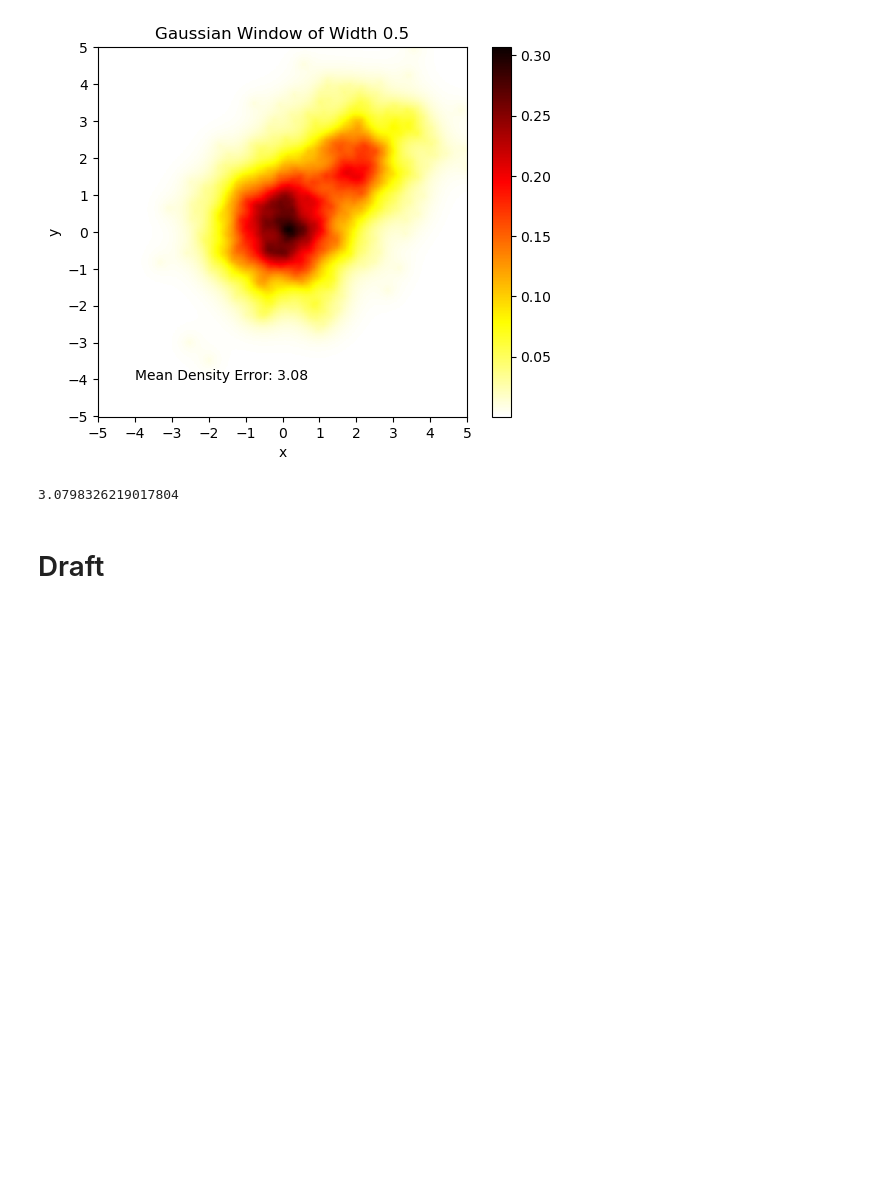
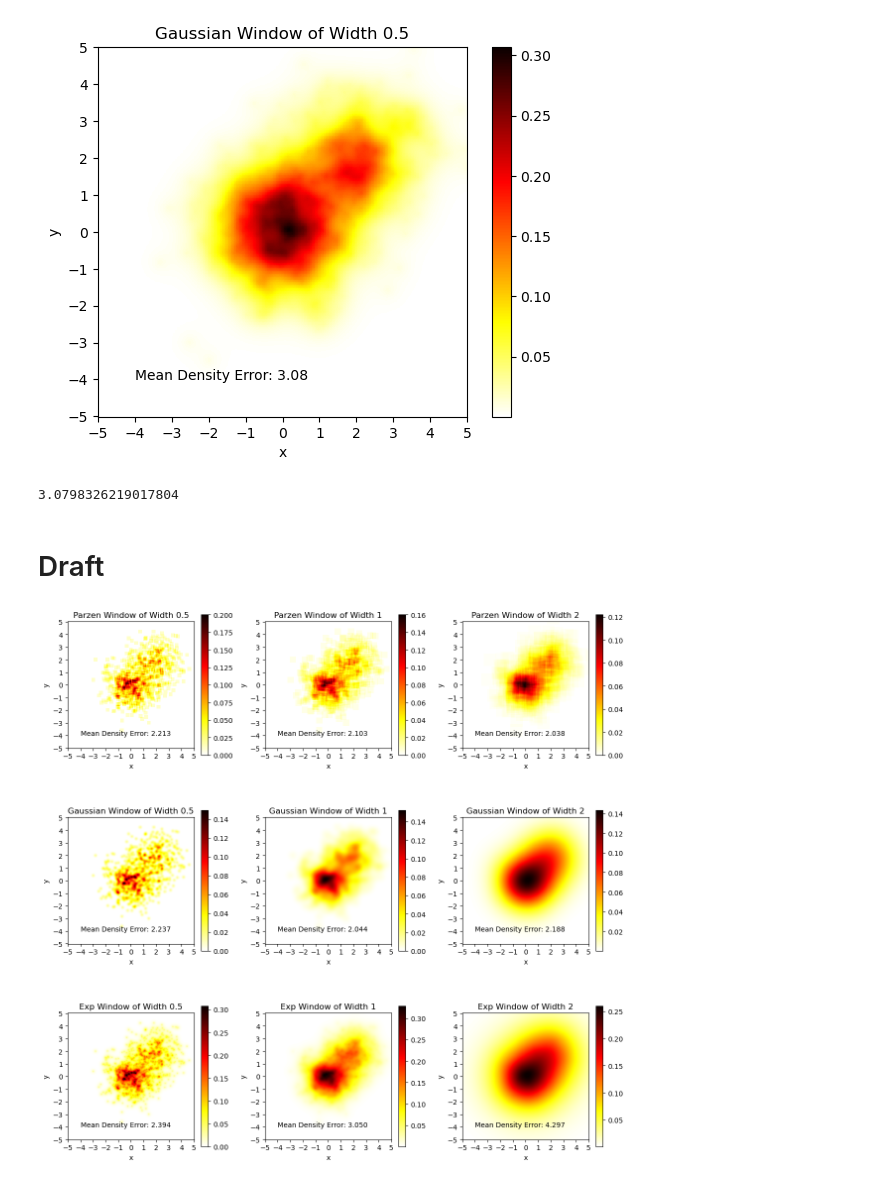
Before and after one commit to qingru-hu/Pattern-Recognition-and-Machine-Learning, a Jupyter notebook: hw5/code/cal.ipynb, the cells around one changed output. Cells and saved outputs as stored; diff of their text form; code cells hidden in the pictures; blank space fills up the shorter version.

```diff
--- a/hw5/code/cal.ipynb
+++ b/hw5/code/cal.ipynb
@@ -205,36 +213,38 @@ np.sum(abs(ps-f))*step**2
 # %% [markdown]
 # Draft
 # %%
-# kernels = ['Parzen', 'Gaussian', 'Exp']
-# win_widths = [0.5, 1, 2]
-# fig = plt.figure(figsize=(12, 12))
-# for i,k in enumerate(kernels):
-#     for j,width in enumerate(win_widths):
-#         # if i==0:
-#         #     ps = parzen_win(xs, ys, x_grid, y_grid, width, N)
-#         # if i==1:
-#         #     ps = gaussian_win(xs, ys, x_grid, y_grid, width, N)
-#         # if i==2:
-#         #     ps = exp_win(xs, ys, x_grid, y_grid, width, N)
+kernels = ['Parzen', 'Gaussian', 'Exp']
+win_widths = [0.5, 1, 2]
+fig = plt.figure(figsize=(12, 12))
+for i,k in enumerate(kernels):
+    for j,width in enumerate(win_widths):
+        # if i==0:
+        #     ps = parzen_win(xs, ys, x_grid, y_grid, width, N)
+        # if i==1:
+        #     ps = gaussian_win(xs, ys, x_grid, y_grid, width, N)
+        # if i==2:
+        #     ps = exp_win(xs, ys, x_grid, y_grid, width, N)
 
-#         # pss.append(pss)
-#         # err = np.sum(abs(ps-f))*step**2
-#         # errs.append(err)
+        # pss.append(pss)
+        # err = np.sum(abs(ps-f))*step**2
+        # errs.append(err)
 
-#         ax = fig.add_subplot(3, 3, i*3+j+1)
-#         pm = ax.pcolormesh(x_grid, y_grid, pss[i*3+j], cmap='hot_r')
-#         ax.set_xticks(np.arange(-5, 6, 1))
-#         ax.set_yticks(np.arange(-5, 6, 1))
-#         ax.set_xlabel('x')
-#         ax.set_ylabel('y')
-#         ax.set_aspect('equal')
-#         ax.set_title('%s Window of Width %s'%(k, width))
-#         ax.text(-4, -4, 'Mean Density Error: {:.2f}'.format(errs[i*3+j]))
-#         fig.colorbar(pm, fraction=0.05, pad=0.05)
-#         # plt.savefig('p_win.png', dpi=200)
-# fig.tight_layout()
-# plt.savefig('all.png', dpi=200)
-# plt.show()
+        ax = fig.add_subplot(3, 3, i*3+j+1)
+        pm = ax.pcolormesh(x_grid, y_grid, pss[i*3+j], cmap='hot_r')
+        ax.set_xticks(np.arange(-5, 6, 1))
+        ax.set_yticks(np.arange(-5, 6, 1))
+        ax.set_xlabel('x')
+        ax.set_ylabel('y')
+        ax.set_aspect('equal')
+        ax.set_title('%s Window of Width %s'%(k, width))
+        ax.text(-4, -4, 'Mean Density Error: {:.3f}'.format(errs[i*3+j]))
+        fig.colorbar(pm, fraction=0.05, pad=0.05)
+        # plt.savefig('p_win.png', dpi=200)
+fig.tight_layout()
+plt.savefig('all.png', dpi=200)
+plt.show()
+# %% [output]
+[figure, added]
 # %%
 # fig, ax = plt.subplots()
 # cf = ax.contourf(x_grid, y_grid, ps, cmap='hot_r')
```
Also changed, not shown: parts of 7 cells of this notebook, 10 other files.
